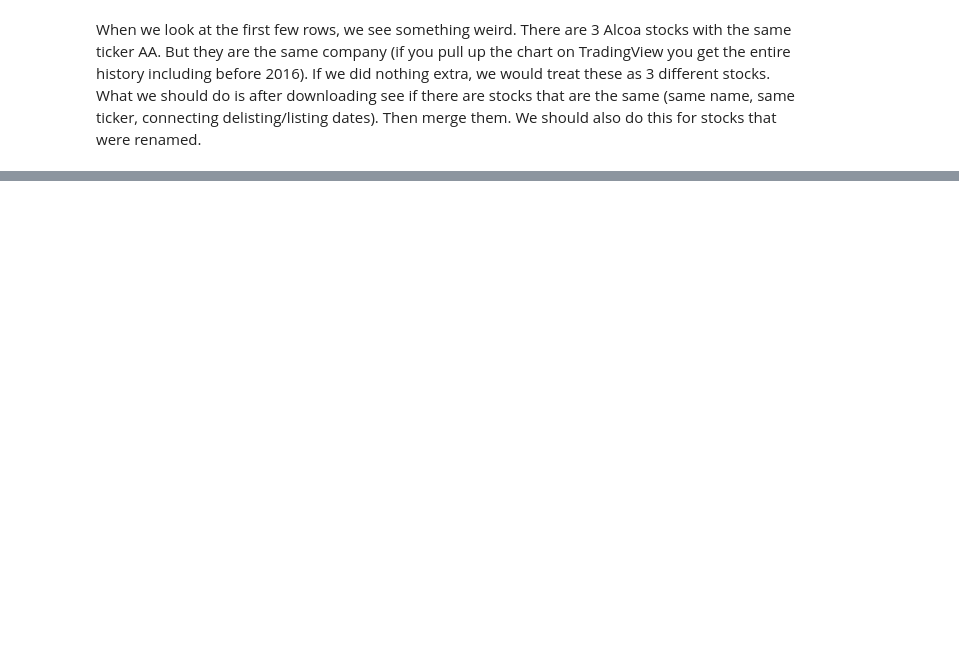
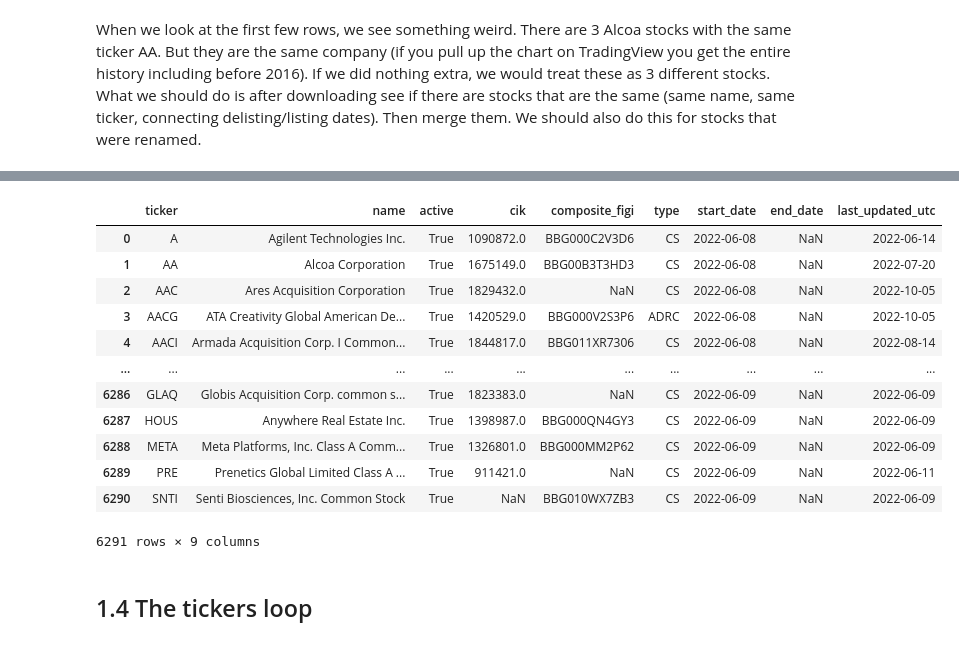
Before and after one commit to shinathan/QSExtended, a Jupyter notebook: data_import/polygon/1_get_tickers.ipynb, the cells around one changed output, grey strips where cells are left out. Cells and saved outputs as stored; diff of their text form; code cells hidden in the pictures; blank space fills up the shorter version.

```diff
--- a/data_import/polygon/download.ipynb
+++ b/data_import/polygon/1_get_tickers.ipynb
@@ -779,0 +901,23 @@ When we look at the first few rows, we see something weird. There are 3 Alcoa st
+# %%
+# Update current tickers (the only columns that are updated is last_updated_utc)
+tickers_all = tickers_all.merge(current_tickers, on=["ticker", "name", "active", "cik", "composite_figi", "type"],
+                   how='left', suffixes=["_old", None])
+
+# For the old and new tickers, last_updated_utc should be just the value before merging tickers_all and current_tickers.
+tickers_all["last_updated_utc"].fillna(tickers_all["last_updated_utc_old"], inplace=True)
+tickers_all.drop(columns=["delisted_utc_old", "last_updated_utc_old", "delisted_utc"], inplace=True)
+tickers_all
+# %% [output]
+|  | ticker | name | active | cik | composite_figi | type | start_date | end_date | last_updated_utc |
+| 0 | A | Agilent Technologies Inc. | True | 1090872.0 | BBG000C2V3D6 | CS | 2022-06-08 | NaN | 2022-06-14 |
+| 1 | AA | Alcoa Corporation | True | 1675149.0 | BBG00B3T3HD3 | CS | 2022-06-08 | NaN | 2022-07-20 |
+| 2 | AAC | Ares Acquisition Corporation | True | 1829432.0 | NaN | CS | 2022-06-08 | NaN | 2022-10-05 |
+| 3 | AACG | ATA Creativity Global American De... | True | 1420529.0 | BBG000V2S3P6 | ADRC | 2022-06-08 | NaN | 2022-10-05 |
+| 4 | AACI | Armada Acquisition Corp. I Common... | True | 1844817.0 | BBG011XR7306 | CS | 2022-06-08 | NaN | 2022-08-14 |
+| ... | ... | ... | ... | ... | ... | ... | ... | ... | ... |
+| 6286 | GLAQ | Globis Acquisition Corp. common s... | True | 1823383.0 | NaN | CS | 2022-06-09 | NaN | 2022-06-09 |
+| 6287 | HOUS | Anywhere Real Estate Inc. | True | 1398987.0 | BBG000QN4GY3 | CS | 2022-06-09 | NaN | 2022-06-09 |
+| 6288 | META | Meta Platforms, Inc. Class A Comm... | True | 1326801.0 | BBG000MM2P62 | CS | 2022-06-09 | NaN | 2022-06-09 |
+| 6289 | PRE | Prenetics Global Limited Class A ... | True | 911421.0 | NaN | CS | 2022-06-09 | NaN | 2022-06-11 |
+| 6290 | SNTI | Senti Biosciences, Inc. Common Stock | True | NaN | BBG010WX7ZB3 | CS | 2022-06-09 | NaN | 2022-06-09 |
+6291 rows × 9 columns
@@ -779,0 +931,2 @@ When we look at the first few rows, we see something weird. There are 3 Alcoa st
+# %% [markdown]
+## 1.4 The tickers loop
```
Also changed, not shown: parts of 43 cells of this notebook.
